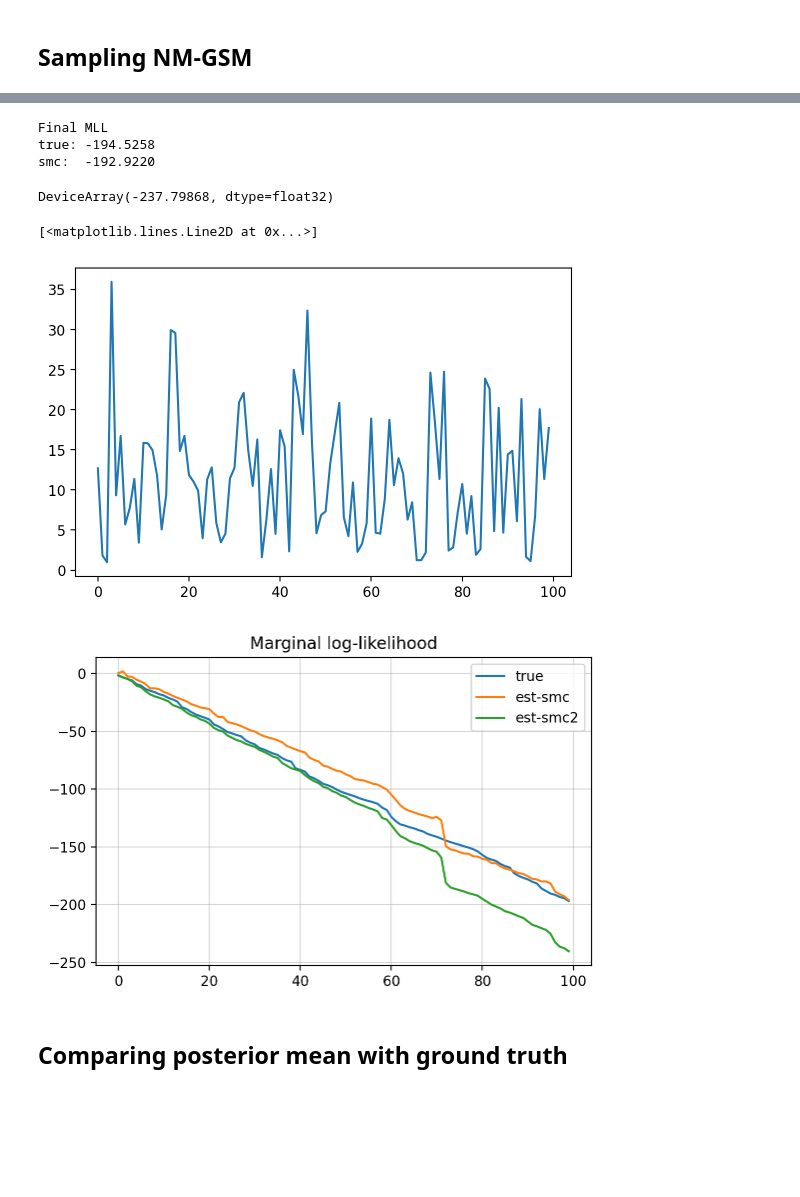
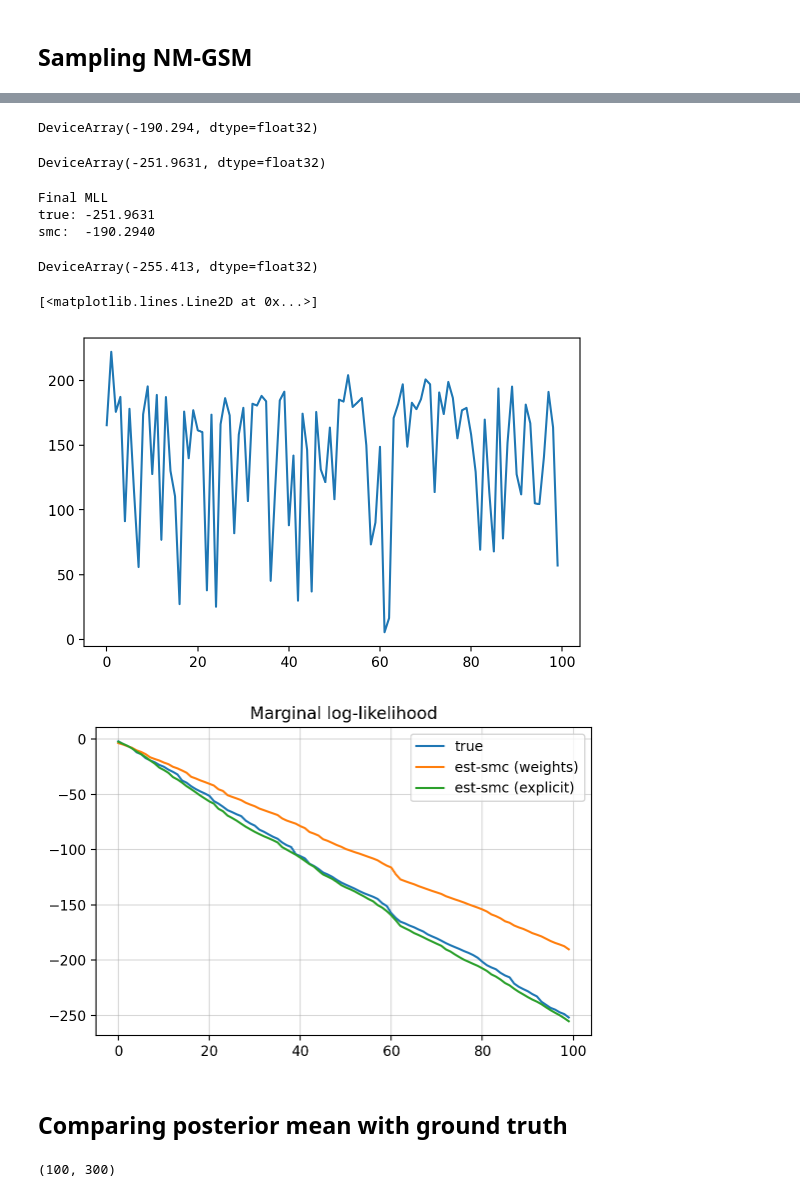
Before and after one commit to gerdm/elements-smc, a Jupyter notebook: notebooks/04-smc-nmgsm.ipynb, the cells around one changed output, grey strips where cells are left out. Drawn from its saved outputs; the diff is of its cells as text; code cells hidden in the pictures; blank space fills up the shorter version.

```diff
--- a/notebooks/04-smc-nmgsm.ipynb
+++ b/notebooks/04-smc-nmgsm.ipynb
@@ -21,7 +30,7 @@ key_sample, key_filter = jax.random.split(key)
 
 num_steps = 100
 # params = nmgsm.ModelParameters(phi=0.0, q=1.0, beta=0.0, r=0.2)
-params = nmgsm.ModelParameters(phi=0.8, q=1.0, beta=0.2, r=0.2)
+params = nmgsm.ModelParameters(phi=1.0, q=1.0, beta=0.5, r=0.6)
 simulation = nmgsm.simulate(key_sample, params, num_steps)
 # %%
 plt.plot(simulation.x, label="latent")
@@ -47,8 +56,7 @@ class BootstrapProposal:
     def logpdf(self, x, particles, step):
         phi = self.params.phi
         q = self.params.q
-        last_ix = step
-        last_sample = particles[last_ix]
+        last_sample = particles[step]
 
         dist_norm = distrax.Normal(loc=last_sample * phi, scale=jnp.sqrt(q))
         return dist_norm.log_prob(x)
@@ -59,13 +67,14 @@ class Target:
         self.params = params
 
     def logpdf(self, particles, step, obs):
+        num_obs = len(obs)
         particles = particles.squeeze()
-        indv = jnp.ones_like(obs).cumsum() < step + 1
+        indv = jnp.arange(num_obs) <= step
         log_likelihood = nmgsm.log_joint(particles, obs, self.params)
         log_likelihood = jnp.einsum("n,n->", log_likelihood, indv)
         return log_likelihood
 # %%
-num_particles = 100
+num_particles = 300
 dim_particle = 1
 
 proposal = BootstrapProposal(params)
@@ -78,8 +87,8 @@ state_init = smc._init_state(num_particles, num_steps, dim_particle)
 particles_init = jax.random.normal(key_filter, (num_particles,)) * jnp.sqrt(params.q)
 particles = state_init.particles.at[:, 0, 0].set(particles_init)
 state_init = state_init.replace(particles=particles)
+
 # Initialise weights
-
 logt1 = jax.vmap(target.logpdf, (0, None, None))(state_init.particles, 1, simulation.y)
 logp1 = distrax.Normal(loc=0, scale=jnp.sqrt(params.q)).log_prob(particles_init)
 logw_init = logt1 - logp1
@@ -96,42 +102,61 @@ w_hist = jnp.exp(logw_hist - jax.nn.logsumexp(logw_hist, axis=-1, keepdims=True)
+# %%
+state, logw_hist = jax.lax.scan(step, state_init, keys_filter)
+
+particles = jnp.roll(state.particles, 1, axis=1).at[:, 0, :].set(state_init.particles[:, 0, :])
+logw_hist = jnp.roll(logw_hist, 1, axis=0).at[0].set(state_init.log_weights)
+
+w_hist = jnp.exp(logw_hist - jax.nn.logsumexp(logw_hist, axis=-1, keepdims=True))
 # %%
 mll_est = jax.nn.logsumexp(logw_hist, b=1/num_particles, axis=-1)
 mll_true = nmgsm.log_joint(simulation.x, simulation.y, params)
-# %%
-print("Final MLL")
-print(f"true: {sum(mll_true[:-1]):0.4f}")
-print(f"smc:  {sum(mll_est[:-1]):0.4f}")
-# %% [output]
-Final MLL
-true: -194.5258
-smc:  -192.9220
+# %%
+sum(mll_est)
+# %% [output]
+DeviceArray(-190.294, dtype=float32)
+# %%
+target.logpdf(simulation.x, num_steps, simulation.y)
+# %% [output]
+DeviceArray(-251.9631, dtype=float32)
+# %%
+print("Final MLL")
+print(f"true: {sum(mll_true):0.4f}")
+print(f"smc:  {sum(mll_est):0.4f}")
+# %% [output]
+Final MLL
+true: -251.9631
+smc:  -190.2940
 # %%
 particles = state.particles.squeeze()
 mll_est2 = jax.vmap(nmgsm.log_joint, (0, None, None))(particles, simulation.y, params)
 mll_est2 = jnp.einsum("st,ts->t", mll_est2, w_hist)
-sum(mll_est2[:-1])
+sum(mll_est2)
 # %% [output]
-DeviceArray(-237.79868, dtype=float32)
+DeviceArray(-255.413, dtype=float32)
 # %%
 # Effective sample size
 ess = 1 / jnp.power(w_hist, 2).sum(axis=-1)
 plt.plot(ess)
 # %% [output]
 [<matplotlib.lines.Line2D at 0x...>]
-[figure, old version]
+[figure, new version]
 # %%
 plt.plot(mll_true.cumsum(), label="true")
-plt.plot(mll_est.cumsum(), label="est-smc")
-plt.plot(mll_est2.cumsum(), label="est-smc2")
+plt.plot(mll_est.cumsum(), label="est-smc (weights)")
+plt.plot(mll_est2.cumsum(), label="est-smc (explicit)")
 plt.legend()
 plt.title("Marginal log-likelihood")
 plt.grid(alpha=0.5)
 # %% [output]
-[figure, old version]
+[figure, new version]
 # %% [markdown]
 ## Comparing posterior mean with ground truth
 # %%
 weights = w_hist[-1]
 xhat = jnp.einsum("s,st...->t", weights, particles)
+# %%
+logw_hist.shape
+# %% [output]
+(100, 300)
 # %%
 fig, ax = plt.subplots(1, 2, figsize=(12, 4))
 
```
Also changed, not shown: parts of 6 cells of this notebook.
